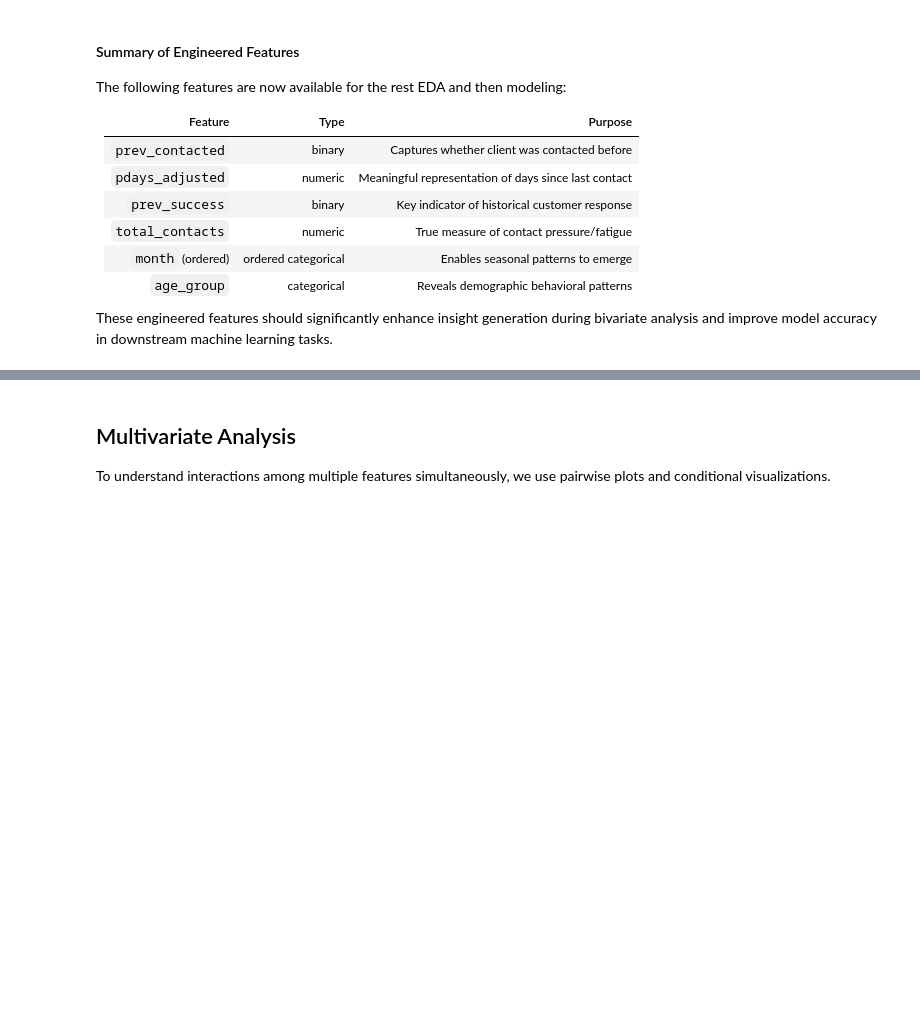
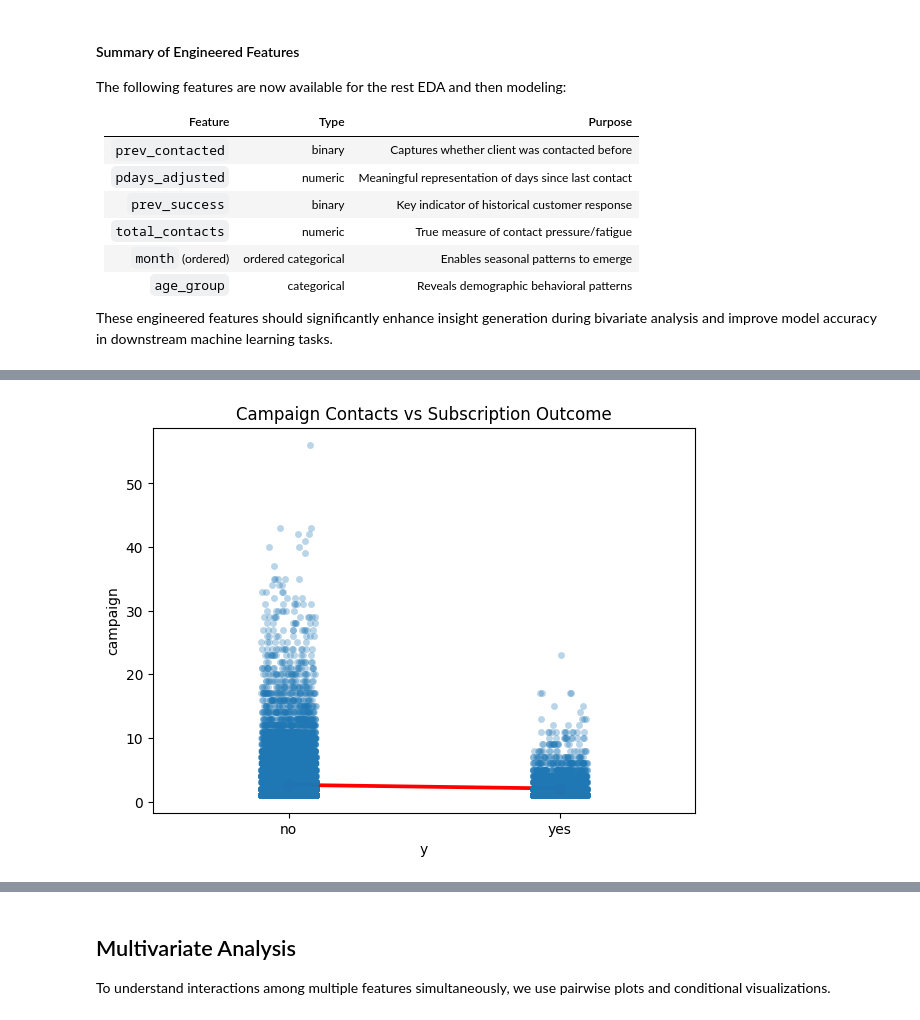
Before and after one commit to abduladebogun/Bank_Telemarketing_Campaigns_EDSB_Group_29, a Jupyter notebook: app.ipynb, the cells around one changed output, grey strips where cells are left out. Drawn from its saved outputs; the diff is of its cells as text; code cells hidden in the pictures; blank space fills up the shorter version.

```diff
--- a/app.ipynb
+++ b/app.ipynb
@@ -1067,0 +1110,9 @@ These engineered features should significantly enhance insight generation during
+# %%
+
+plt.figure(figsize=(7,5))
+sns.stripplot(x="y", y="campaign", data=df_clean, alpha=0.3, jitter=True)
+sns.pointplot(x="y", y="campaign", data=df_clean, color="red")
+plt.title("Campaign Contacts vs Subscription Outcome")
+plt.show()
+# %% [output]
+[figure, added]
```
Also changed, not shown: parts of 35 cells of this notebook.
